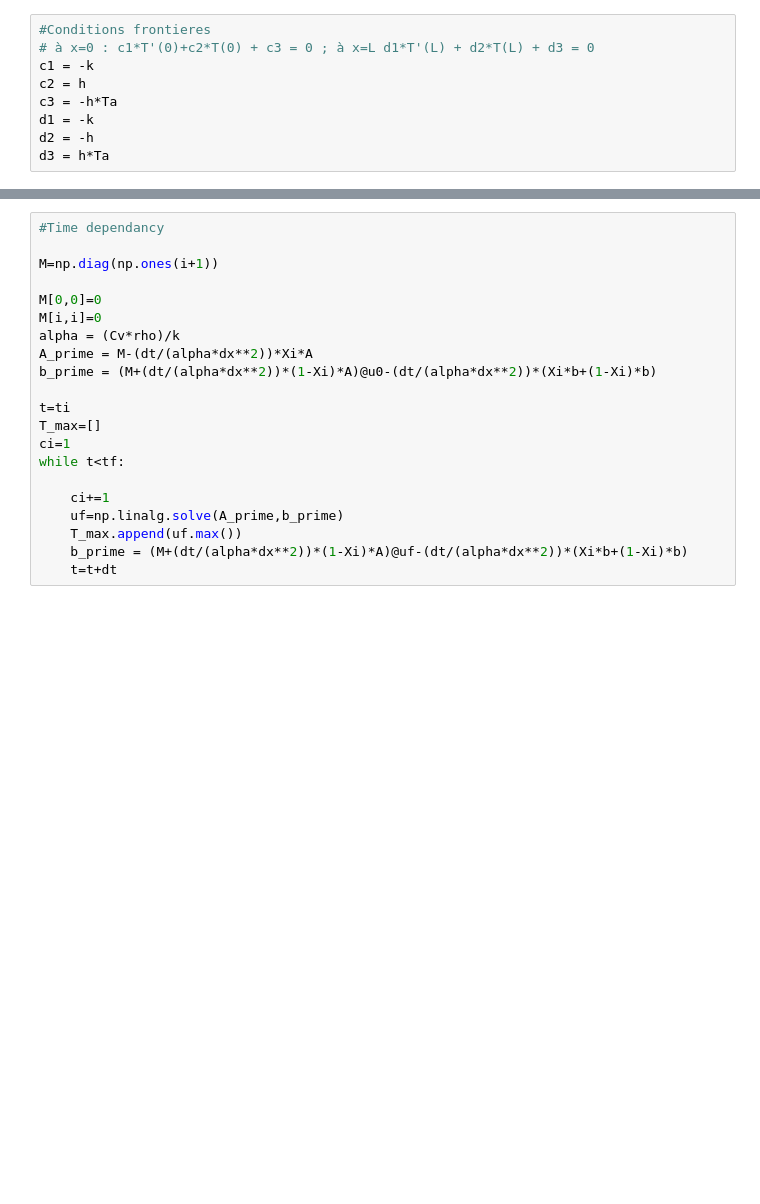
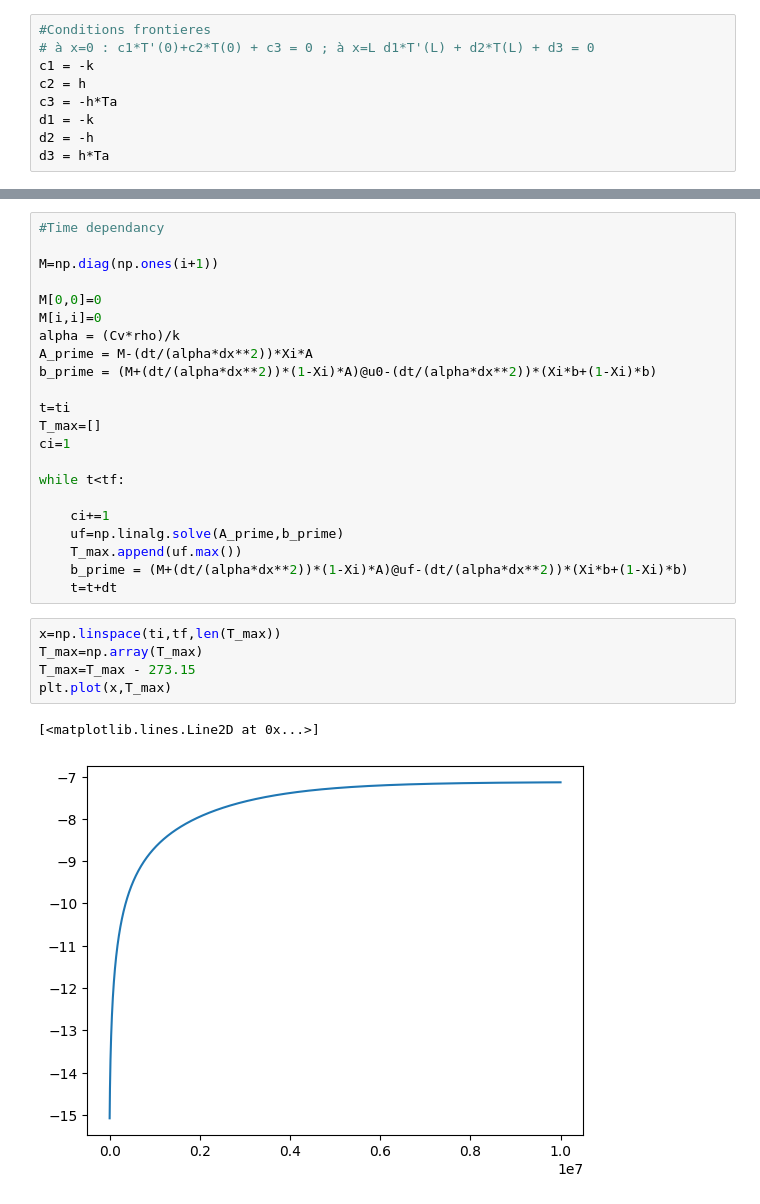
Before and after one commit to SebGagnon/PHS3903, a Jupyter notebook: MiniDev1/Exo1.ipynb, the cells around one changed output, grey strips where cells are left out. Saved outputs shown, nothing was run; the diff lists cells and outputs as text; blank space fills up the shorter version.

```diff
--- a/MiniDev1/Exo1.ipynb
+++ b/MiniDev1/Exo1.ipynb
@@ -68,6 +68,7 @@ b_prime = (M+(dt/(alpha*dx**2))*(1-Xi)*A)@u0-(dt/(alpha*dx**2))*(Xi*b+(1-Xi)*b)
 t=ti
 T_max=[]
 ci=1
+
 while t<tf:
 
     ci+=1
@@ -75,3 +76,11 @@ while t<tf:
     T_max.append(uf.max())
     b_prime = (M+(dt/(alpha*dx**2))*(1-Xi)*A)@uf-(dt/(alpha*dx**2))*(Xi*b+(1-Xi)*b)
     t=t+dt
+# %%
+x=np.linspace(ti,tf,len(T_max))
+T_max=np.array(T_max)
+T_max=T_max - 273.15
+plt.plot(x,T_max)
+# %% [output]
+[<matplotlib.lines.Line2D at 0x...>]
+[figure, added]
```
Also changed, not shown: parts of 4 cells of this notebook.
